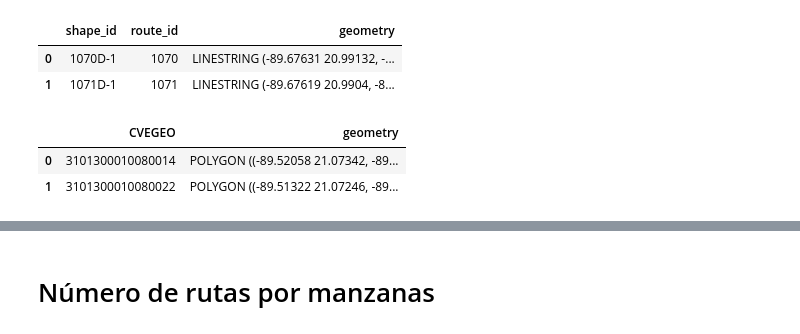
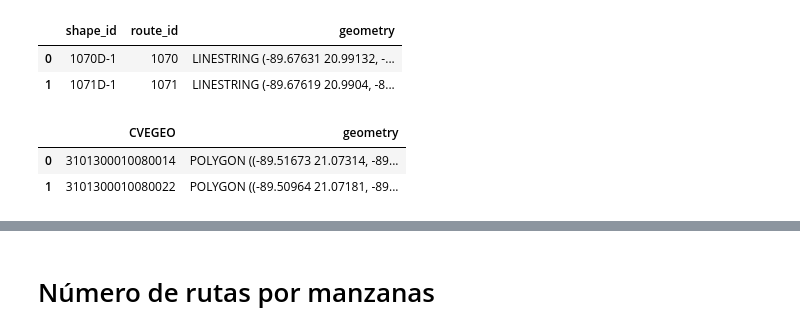
Before and after one commit to sergioisla/hackanalisis, a Jupyter notebook: notebooks/cobertura_rutas_tp_merida.ipynb, the cells around one changed output, grey strips where cells are left out. Cells and saved outputs as stored; diff of their text form; code cells hidden in the pictures.

```diff
--- a/notebooks/cobertura_rutas_tp_merida.ipynb
+++ b/notebooks/cobertura_rutas_tp_merida.ipynb
@@ -15,14 +70,14 @@ rutas.head(2)
 | 1 | 1071D-1 | 1071 | LINESTRING (-89.67619 20.9904, -8... |
 # %%
 # Isocronas
-t = 10
+t = 5
 isocronas_pob_gpkg = f"{datos}/isocronas_mza_pob_merida_2020.gpkg"
 iso = gpd.read_file(isocronas_pob_gpkg, encoding='utf-8', layer=f"{t}_minutos_pob", columns=['CVEGEO', 'geometry'])
 iso.head(2)
 # %% [output]
 |  | CVEGEO | geometry |
-| 0 | 3101300010080014 | POLYGON ((-89.52058 21.07342, -89... |
-| 1 | 3101300010080022 | POLYGON ((-89.51322 21.07246, -89... |
+| 0 | 3101300010080014 | POLYGON ((-89.51673 21.07314, -89... |
+| 1 | 3101300010080022 | POLYGON ((-89.50964 21.07181, -89... |
 # %%
 # Manzanas INEGI
 bbox_merida = 3764086,1034675,3792830,1069982
```
Also changed, not shown: parts of 5 cells of this notebook, 1 other file.
